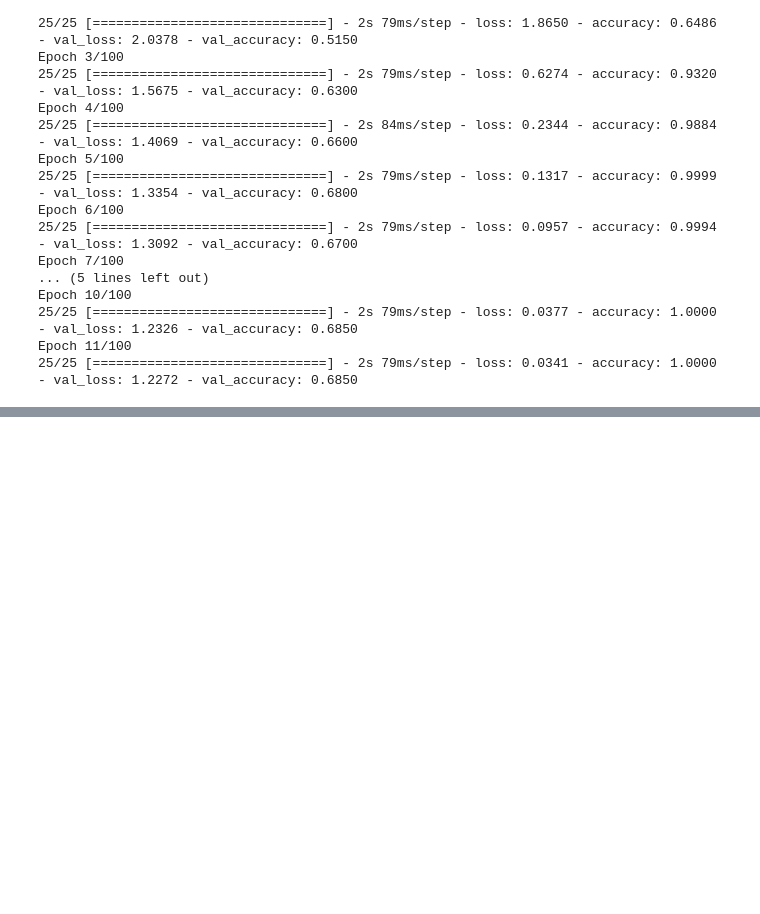
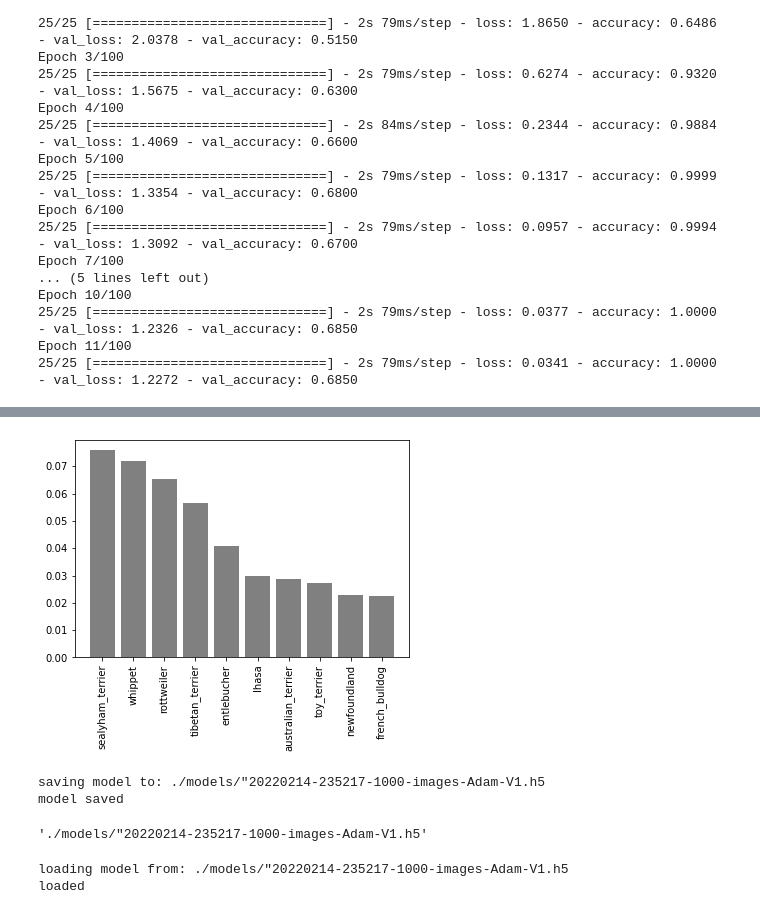
Before and after one commit to A1DS19/dog-vision, a Jupyter notebook: dog-vision.ipynb, the cells around one changed output, grey strips where cells are left out. Drawn from its saved outputs; the diff is of its cells as text; code cells hidden in the pictures; blank space fills up the shorter version.

Commit message:
saved model

```diff
--- a/dog-vision.ipynb
+++ b/dog-vision.ipynb
@@ -476 +476,5 @@ predictions.shape, predictions[0]
        dtype=float32))
+# %%
+#turn probabilities into respective labels
+def get_prediction_label(prediction_probabilities):
+    return unique_labels[np.argmax(prediction_probabilities)]
@@ -476,0 +561,28 @@ predictions.shape, predictions[0]
+# %%
+def plot_pred_conf(prediction_probabilities, labels, n=1):
+    pred_prob, true_label = prediction_probabilities[n], labels[n]
+
+    pred_label = get_prediction_label(pred_prob)
+
+    top10_pred_indexes = pred_prob.argsort()[-10:][::-1]
+
+    top10_pred_values = pred_prob[top10_pred_indexes]
+
+    top10_pred_labels = unique_labels[top10_pred_indexes]
+
+    top_plot = plt.bar(np.arange(len(top10_pred_labels)),
+                      top10_pred_values,
+                      color='gray')
+
+    plt.xticks(np.arange(len(top10_pred_labels)),
+              labels=top10_pred_labels,
+              rotation='vertical')
+
+    if np.isin(true_label, top10_pred_labels):
+        top_plot[np.argmax(top10_pred_labels == true_label)].set_color('green')
+    else:
+        pass
+# %%
+plot_pred_conf(predictions, val_labels, n=9)
+# %% [output]
+[figure, added]
@@ -476,0 +609,11 @@ predictions.shape, predictions[0]
+# %%
+save_model(model, '1000-images-Adam-V1')
+# %% [output]
+saving model to: ./models/"20220214-235217-1000-images-Adam-V1.h5
+model saved
+'./models/"20220214-235217-1000-images-Adam-V1.h5'
+# %%
+loaded_1000_image_model = load_model('./models/"20220214-235217-1000-images-Adam-V1.h5')
+# %% [output]
+loading model from: ./models/"20220214-235217-1000-images-Adam-V1.h5
+loaded
```
Also changed, not shown: parts of 22 cells of this notebook, 2 other files.
